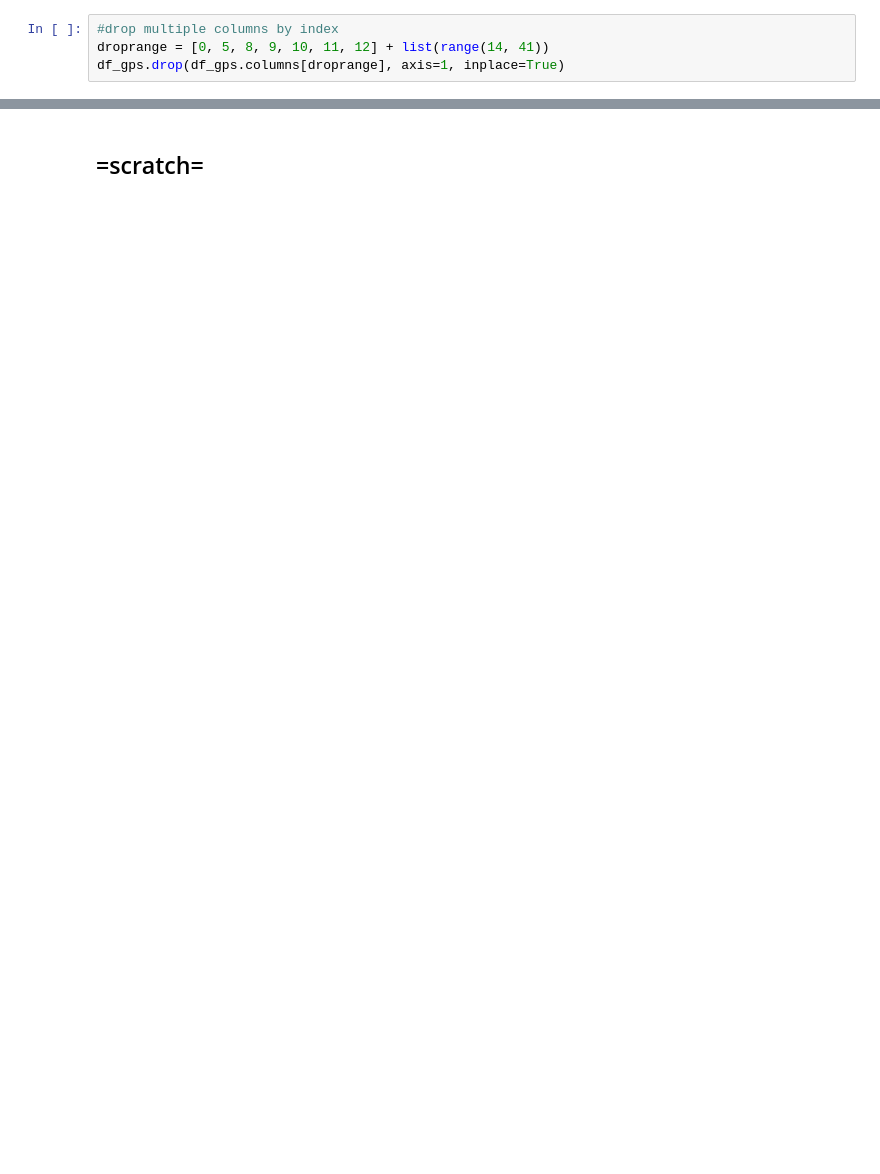
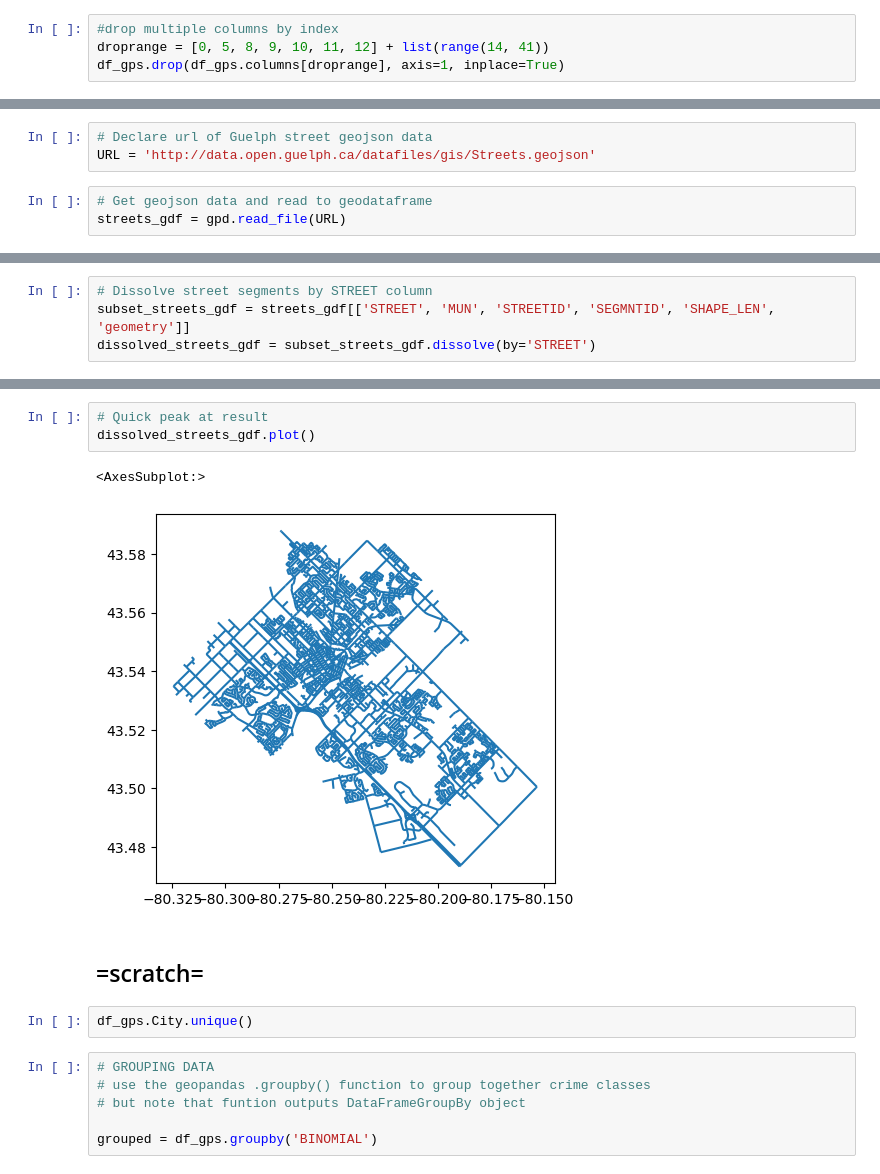
Before and after one commit to johnallanach/guelph-crime-map, a Jupyter notebook: notebooks/gps-crime.ipynb, the cells around one changed output, grey strips where cells are left out. Cells and saved outputs as stored; diff of their text form; blank space fills up the shorter version.

Commit message:
Get streets geojson from open data

```diff
--- a/notebooks/gps-crime.ipynb
+++ b/notebooks/gps-crime.ipynb
@@ -49,0 +65,6 @@ df_gps.City.unique()
+# %%
+# Declare url of Guelph street geojson data
+URL = 'http://data.open.guelph.ca/datafiles/gis/Streets.geojson'
+# %%
+# Get geojson data and read to geodataframe
+streets_gdf = gpd.read_file(URL)
@@ -49,0 +102,4 @@ df_gps.City.unique()
+# %%
+# Dissolve street segments by STREET column
+subset_streets_gdf = streets_gdf[['STREET', 'MUN', 'STREETID', 'SEGMNTID', 'SHAPE_LEN', 'geometry']]
+dissolved_streets_gdf = subset_streets_gdf.dissolve(by='STREET')
@@ -50,2 +122,16 @@ df_gps.City.unique()
+# %%
+# Quick peak at result
+dissolved_streets_gdf.plot()
+# %% [output]
+<AxesSubplot:>
+[figure, added]
 # %% [markdown]
 ## =scratch=
+# %%
+df_gps.City.unique()
+# %%
+# GROUPING DATA
+# use the geopandas .groupby() function to group together crime classes
+# but note that funtion outputs DataFrameGroupBy object
+
+grouped = df_gps.groupby('BINOMIAL')
```
Also changed, not shown: parts of 14 cells of this notebook.
